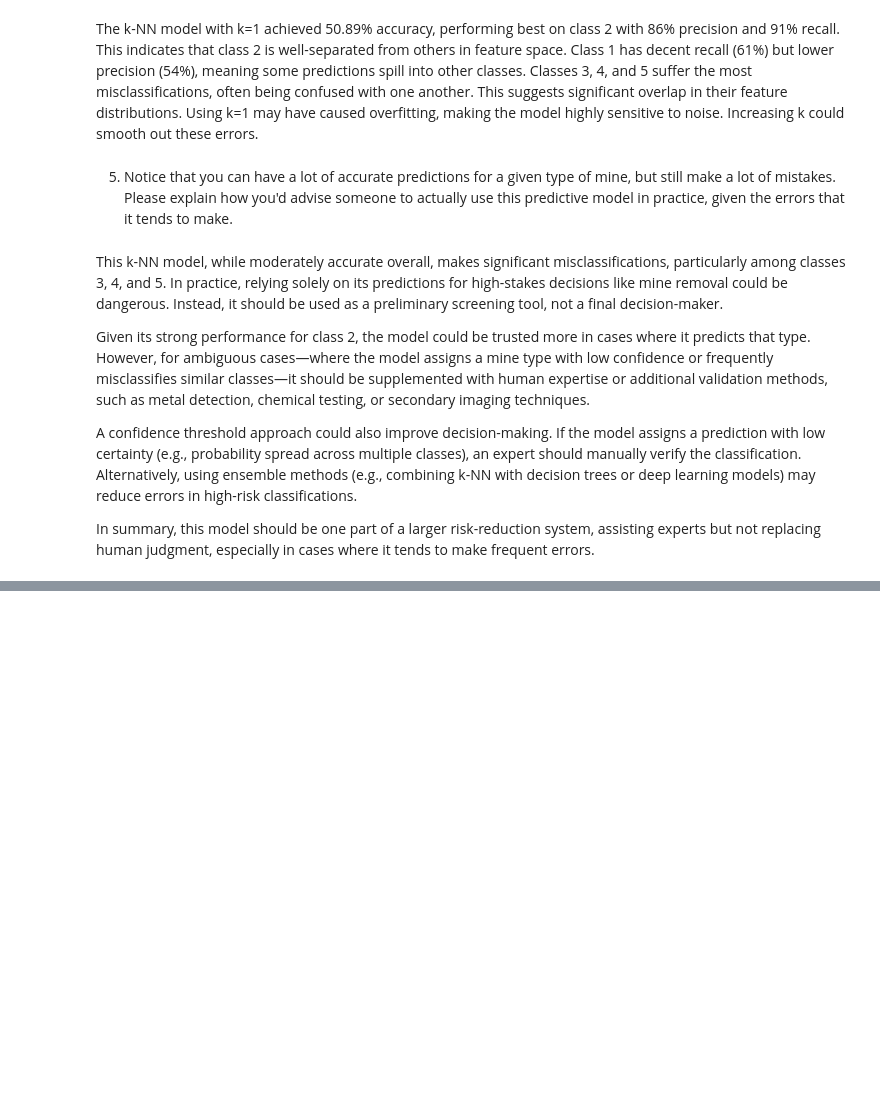
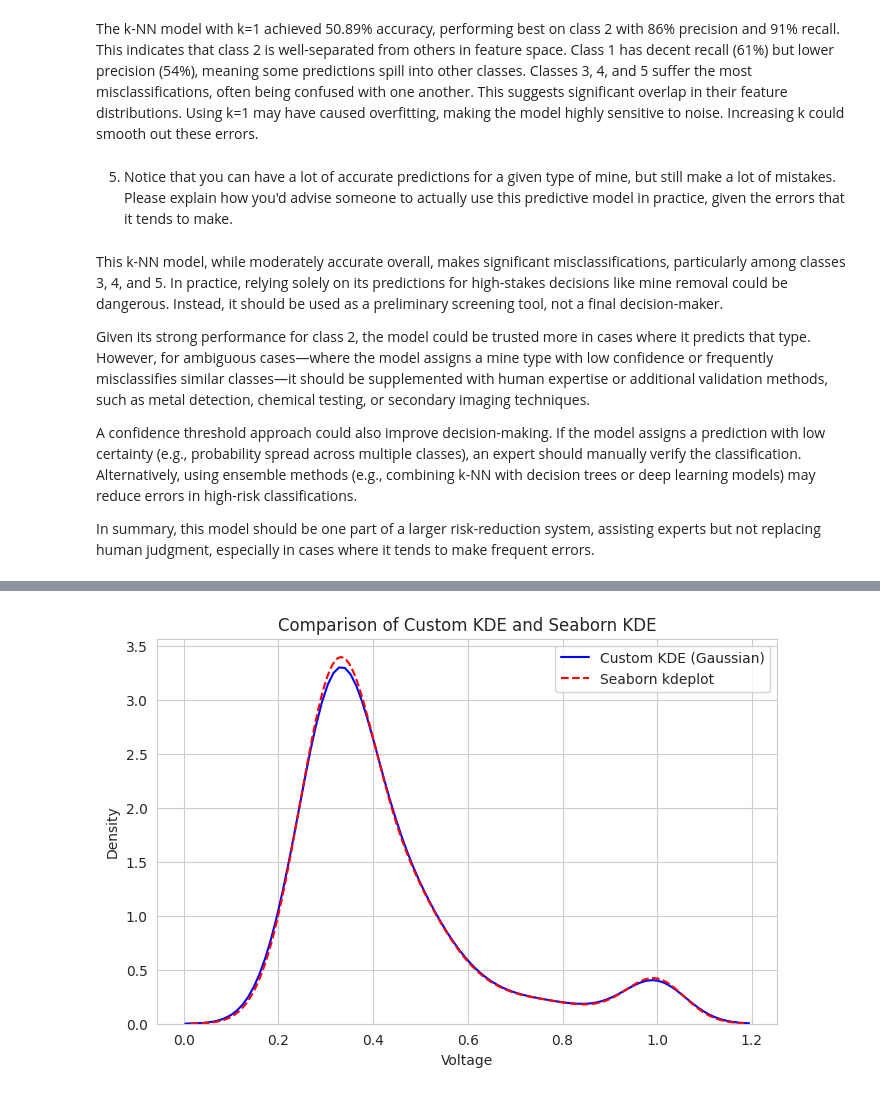
Before and after one commit to deancuva/knn, a Jupyter notebook: assignment/assignment_knn.ipynb, the cells around one changed output, grey strips where cells are left out. Drawn from its saved outputs; the diff is of its cells as text; code cells hidden in the pictures; blank space fills up the shorter version.

```diff
--- a/assignment/assignment_knn.ipynb
+++ b/assignment/assignment_knn.ipynb
@@ -214,0 +229,68 @@ In summary, this model should be one part of a larger risk-reduction system, ass
+# %%
+# Re-import necessary libraries after execution state reset
+import numpy as np
+import matplotlib.pyplot as plt
+import seaborn as sns
+import pandas as pd
+from scipy.spatial.distance import cdist
+
+
+def kernel_density_estimate(data, kernel='gaussian', bandwidth=None, grid_size=100, x_range=None):
+    """
+    Custom Kernel Density Estimator.
+
+    Parameters:
+    - data: Pandas Series or Numpy array of values.
+    - kernel: Type of kernel to use ('gaussian', 'uniform', 'epanechnikov').
+    - bandwidth: Smoothing parameter. Defaults to Silverman's rule of thumb.
+    - grid_size: Number of points to evaluate the density.
+    - x_range: Tuple (min, max) defining the range of x-values for evaluation.
+
+    Returns:
+    - x_values: Points where the density is estimated.
+    - density: Estimated density values.
+    """
+
+    data = np.asarray(data).flatten()
+
+    if bandwidth is None:
+        bandwidth = 1.06 * np.std(data) * (len(data) ** (-1 / 5))
+
+    if x_range is None:
+        x_min, x_max = data.min() - 3 * bandwidth, data.max() + 3 * bandwidth
+    else:
+        x_min, x_max = x_range
+
+    x_values = np.linspace(x_min, x_max, grid_size)
+
+    distances = cdist(x_values[:, None], data[:, None], metric='euclidean')
+
+    if kernel == 'gaussian':
+        weights = np.exp(-0.5 * (distances / bandwidth) ** 2) / (np.sqrt(2 * np.pi) * bandwidth)
+    elif kernel == 'uniform':
+        weights = (np.abs(distances) <= bandwidth) / (2 * bandwidth)
+    elif kernel == 'epanechnikov':
+        mask = np.abs(distances) <= bandwidth
+        weights = (3 / 4) * (1 - (distances / bandwidth) ** 2) * mask / bandwidth
+    else:
+        raise ValueError("Kernel must be 'gaussian', 'uniform', or 'epanechnikov'.")
+
+    density = weights.sum(axis=1) / len(data)
+
+    return x_values, density
+
+feature_data = df['voltage']
+
+x_custom, density_custom = kernel_density_estimate(feature_data, kernel='gaussian')
+
+plt.figure(figsize=(8, 5))
+plt.plot(x_custom, density_custom, label="Custom KDE (Gaussian)", color="blue")
+sns.kdeplot(feature_data, label="Seaborn kdeplot", color="red", linestyle="dashed")
+
+plt.title("Comparison of Custom KDE and Seaborn KDE")
+plt.xlabel("Voltage")
+plt.ylabel("Density")
+plt.legend()
+plt.show()
+# %% [output]
+[figure, added]
```
Also changed, not shown: parts of 1 cell of this notebook.
